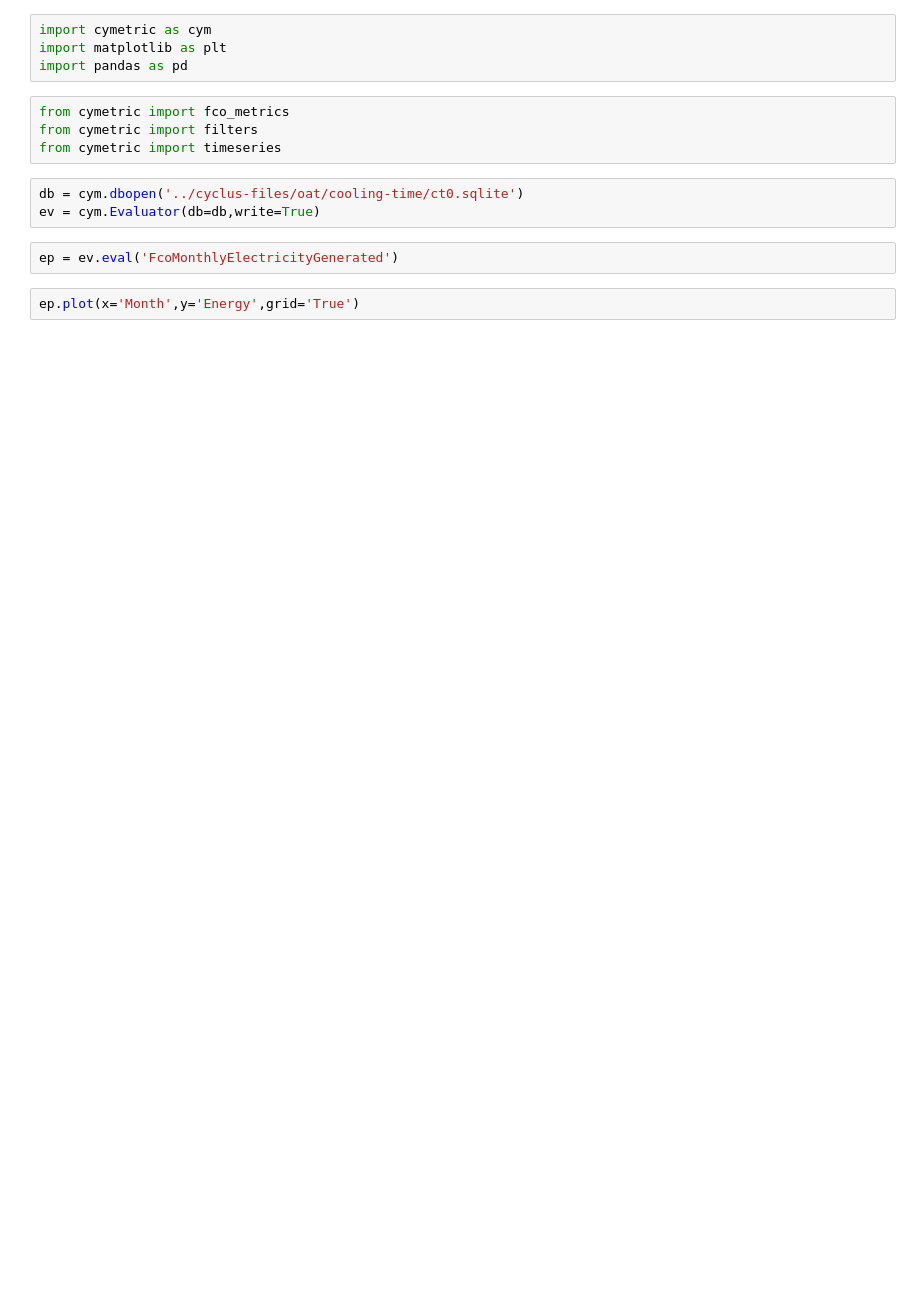
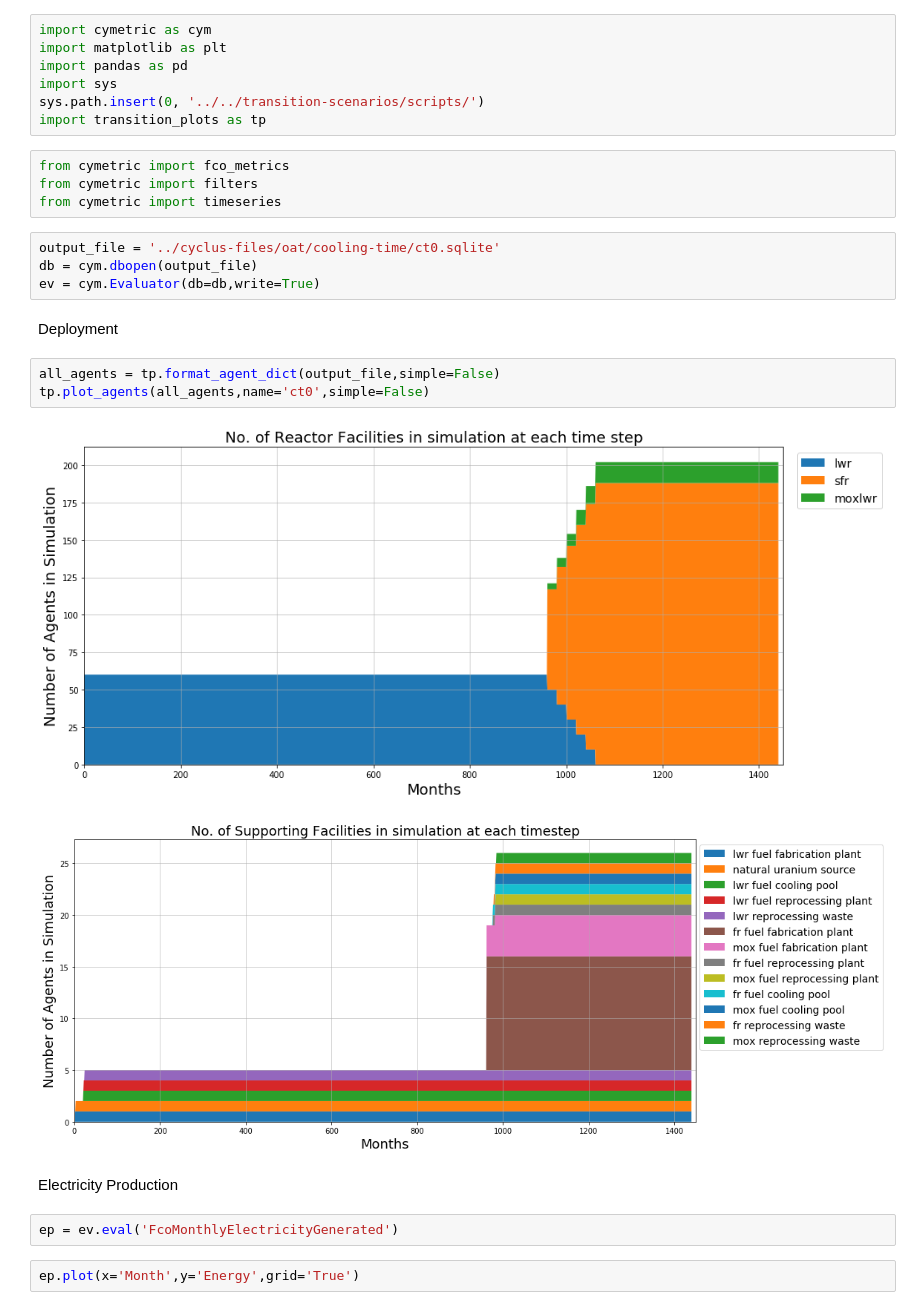
Before and after one commit to gwenchee/dcwrap, a Jupyter notebook: scripts/cymetric.ipynb, the cells around one changed output. Saved outputs shown, nothing was run; the diff lists cells and outputs as text; blank space fills up the shorter version.

```diff
--- a/scripts/cymetric.ipynb
+++ b/scripts/cymetric.ipynb
@@ -2,13 +2,27 @@
 import cymetric as cym
 import matplotlib as plt
 import pandas as pd
+import sys
+sys.path.insert(0, '../../transition-scenarios/scripts/')
+import transition_plots as tp
 # %%
 from cymetric import fco_metrics
 from cymetric import filters
 from cymetric import timeseries
 # %%
-db = cym.dbopen('../cyclus-files/oat/cooling-time/ct0.sqlite')
+output_file = '../cyclus-files/oat/cooling-time/ct0.sqlite'
+db = cym.dbopen(output_file)
 ev = cym.Evaluator(db=db,write=True)
+# %% [markdown]
+Deployment
+# %%
+all_agents = tp.format_agent_dict(output_file,simple=False)
+tp.plot_agents(all_agents,name='ct0',simple=False)
+# %% [output]
+[figure, added]
+[figure, added]
+# %% [markdown]
+Electricity Production
 # %%
 ep = ev.eval('FcoMonthlyElectricityGenerated')
 # %%
```
Also changed, not shown: parts of 12 cells of this notebook, 3 other files.
